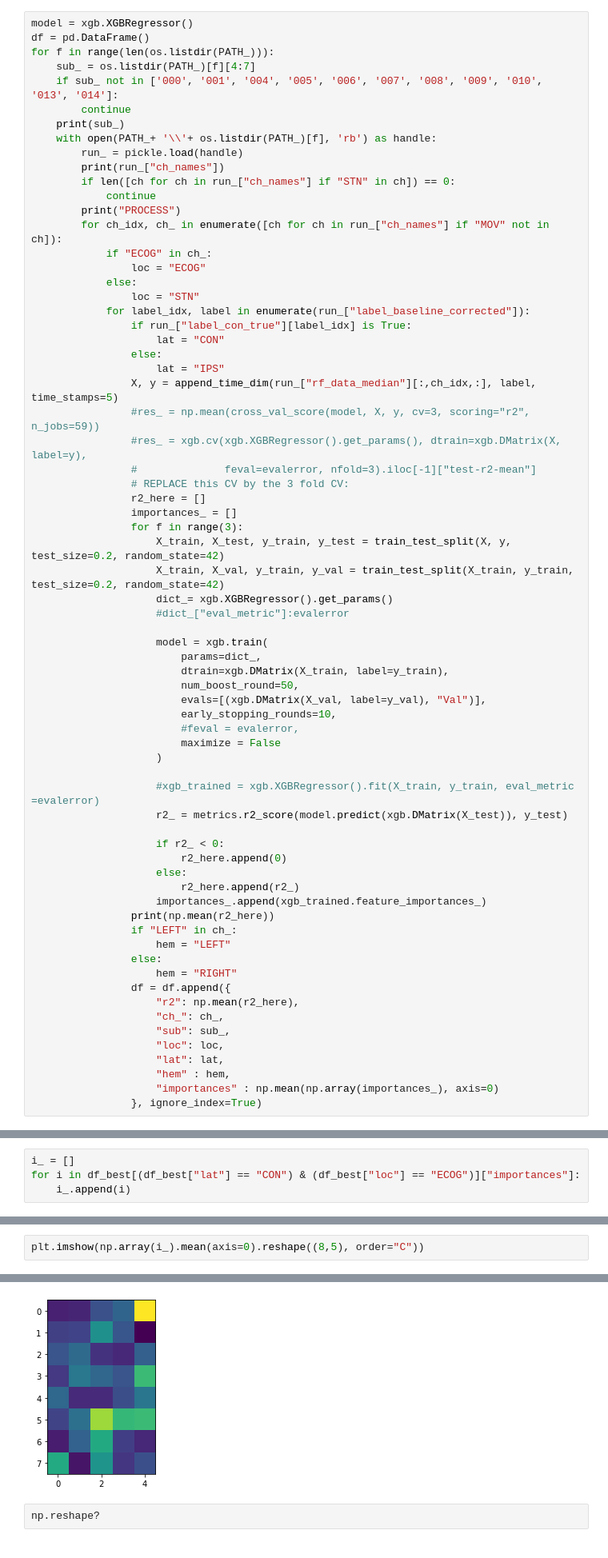
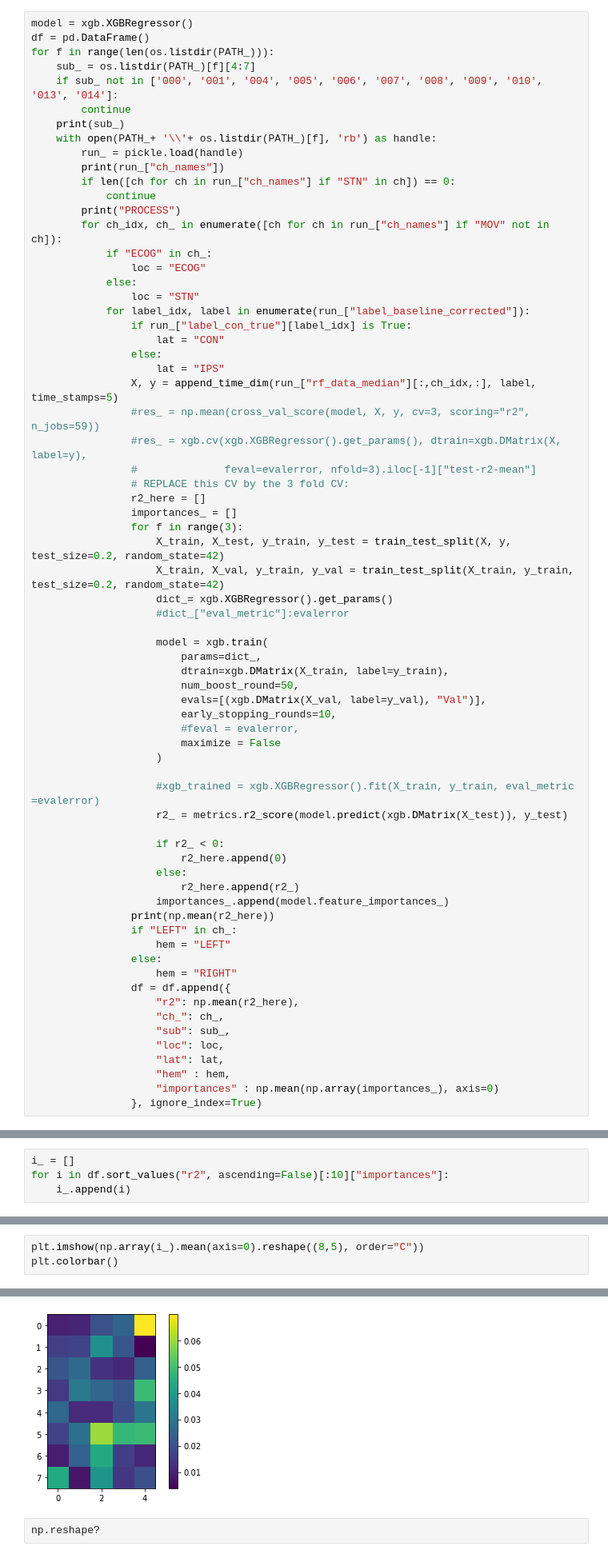
Before and after one commit to neuromodulation/icn, a Jupyter notebook: ECOG_vs_STN/Results_Analysis/ECOG_STN_feature_analysis/test_XGB_same_size_feature_importances.ipynb, the cells around one changed output, grey strips where cells are left out. Shown at 80% size. Saved outputs shown, nothing was run; the diff lists cells and outputs as text.

```diff
--- a/ECOG_vs_STN/Results_Analysis/ECOG_STN_feature_analysis/test_XGB_same_size_feature_importances.ipynb
+++ b/ECOG_vs_STN/Results_Analysis/ECOG_STN_feature_analysis/test_XGB_same_size_feature_importances.ipynb
@@ -96,7 +96,7 @@ for f in range(len(os.listdir(PATH_))):
                         r2_here.append(0)
                     else:
                         r2_here.append(r2_)
-                    importances_.append(xgb_trained.feature_importances_)
+                    importances_.append(model.feature_importances_)
                 print(np.mean(r2_here))
                 if "LEFT" in ch_:
                     hem = "LEFT"
@@ -186,5 +246,5 @@ row.
 # %%
 i_ = []
-for i in df_best[(df_best["lat"] == "CON") & (df_best["loc"] == "ECOG")]["importances"]:
+for i in df.sort_values("r2", ascending=False)[:10]["importances"]:
     i_.append(i)
 # %%
@@ -194,3 +259,4 @@ np.array(i_).mean(axis=0).shape
 # %%
 plt.imshow(np.array(i_).mean(axis=0).reshape((8,5), order="C"))
+plt.colorbar()
 # %% [output]
@@ -198,4 +264,4 @@ plt.imshow(np.array(i_).mean(axis=0).reshape((8,5), order="C"))
-[figure, old version]
+[figure, new version]
 # %%
 np.reshape?
 # %%
```
Also changed, not shown: parts of 9 cells of this notebook, 1 other file.
